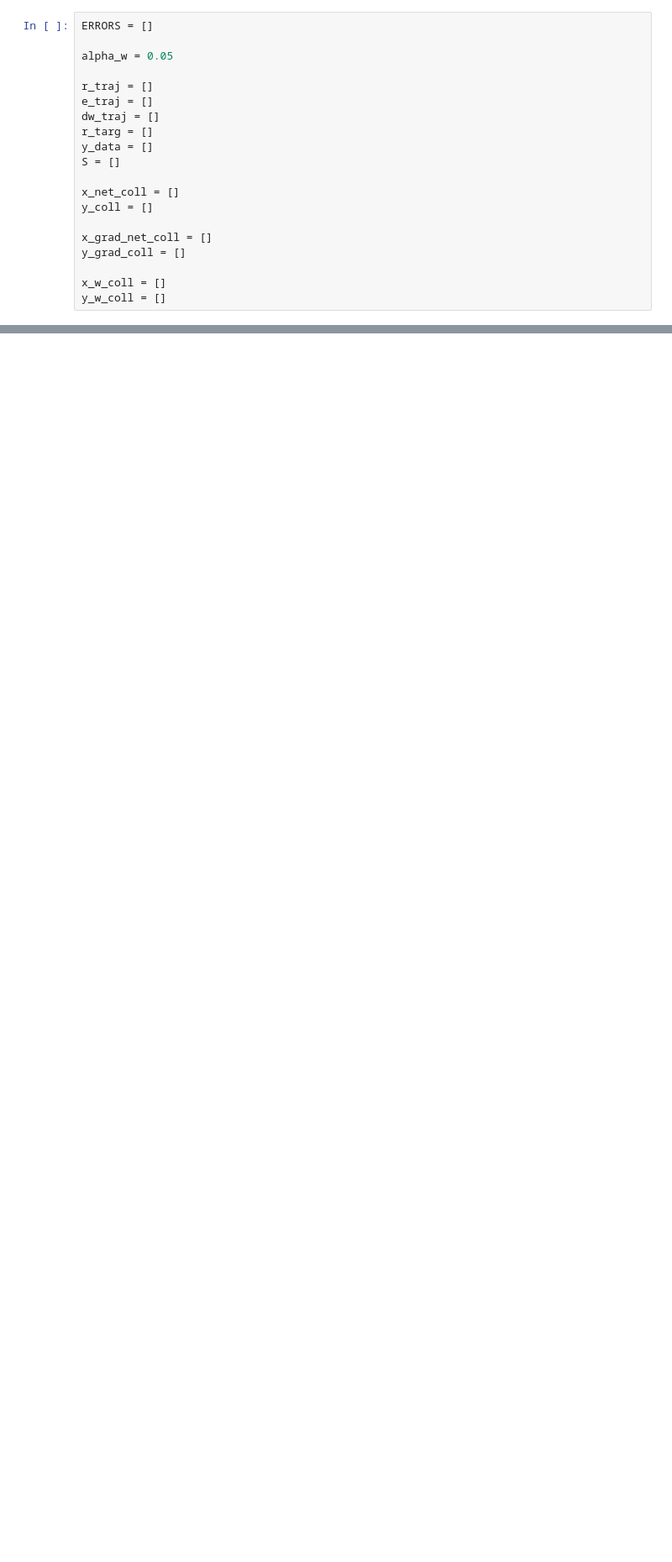
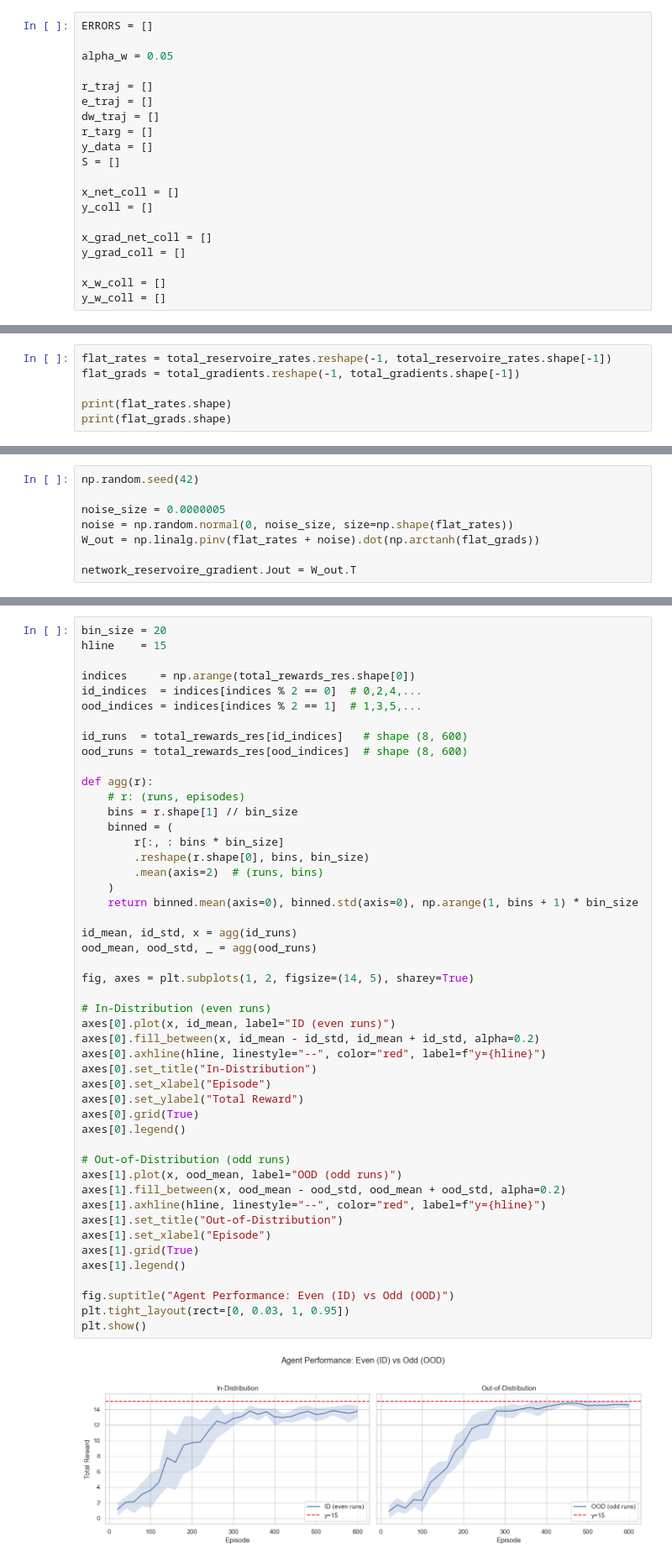
Before and after one commit to MarcoAPelonero/AML2025, a Jupyter notebook: FinalProject/Testing/note1.ipynb, the cells around one changed output, grey strips where cells are left out. Shown at 84% size. Saved outputs shown, nothing was run; the diff lists cells and outputs as text; blank space fills up the shorter version.

```diff
--- a/FinalProject/Testing/note1.ipynb
+++ b/FinalProject/Testing/note1.ipynb
@@ -174,0 +246,6 @@ AttributeError: 'list' object has no attribute 'shape'
+# %%
+flat_rates = total_reservoire_rates.reshape(-1, total_reservoire_rates.shape[-1])
+flat_grads = total_gradients.reshape(-1, total_gradients.shape[-1])
+
+print(flat_rates.shape)
+print(flat_grads.shape)
@@ -174,0 +255,8 @@ AttributeError: 'list' object has no attribute 'shape'
+# %%
+np.random.seed(42)
+
+noise_size = 0.0000005
+noise = np.random.normal(0, noise_size, size=np.shape(flat_rates))
+W_out = np.linalg.pinv(flat_rates + noise).dot(np.arctanh(flat_grads))
+
+network_reservoire_gradient.Jout = W_out.T
@@ -174,0 +340,50 @@ AttributeError: 'list' object has no attribute 'shape'
+# %%
+bin_size = 20
+hline    = 15
+
+indices     = np.arange(total_rewards_res.shape[0])
+id_indices  = indices[indices % 2 == 0]  # 0,2,4,...
+ood_indices = indices[indices % 2 == 1]  # 1,3,5,...
+
+id_runs  = total_rewards_res[id_indices]   # shape (8, 600)
+ood_runs = total_rewards_res[ood_indices]  # shape (8, 600)
+
+def agg(r):
+    # r: (runs, episodes)
+    bins = r.shape[1] // bin_size
+    binned = (
+        r[:, : bins * bin_size]
+        .reshape(r.shape[0], bins, bin_size)
+        .mean(axis=2)  # (runs, bins)
+    )
+    return binned.mean(axis=0), binned.std(axis=0), np.arange(1, bins + 1) * bin_size
+
+id_mean, id_std, x = agg(id_runs)
+ood_mean, ood_std, _ = agg(ood_runs)
+
+fig, axes = plt.subplots(1, 2, figsize=(14, 5), sharey=True)
+
+# In-Distribution (even runs)
+axes[0].plot(x, id_mean, label="ID (even runs)")
+axes[0].fill_between(x, id_mean - id_std, id_mean + id_std, alpha=0.2)
+axes[0].axhline(hline, linestyle="--", color="red", label=f"y={hline}")
+axes[0].set_title("In-Distribution")
+axes[0].set_xlabel("Episode")
+axes[0].set_ylabel("Total Reward")
+axes[0].grid(True)
+axes[0].legend()
+
+# Out-of-Distribution (odd runs)
+axes[1].plot(x, ood_mean, label="OOD (odd runs)")
+axes[1].fill_between(x, ood_mean - ood_std, ood_mean + ood_std, alpha=0.2)
+axes[1].axhline(hline, linestyle="--", color="red", label=f"y={hline}")
+axes[1].set_title("Out-of-Distribution")
+axes[1].set_xlabel("Episode")
+axes[1].grid(True)
+axes[1].legend()
+
+fig.suptitle("Agent Performance: Even (ID) vs Odd (OOD)")
+plt.tight_layout(rect=[0, 0.03, 1, 0.95])
+plt.show()
+# %% [output]
+[figure, added]
```
Also changed, not shown: parts of 5 cells of this notebook.
